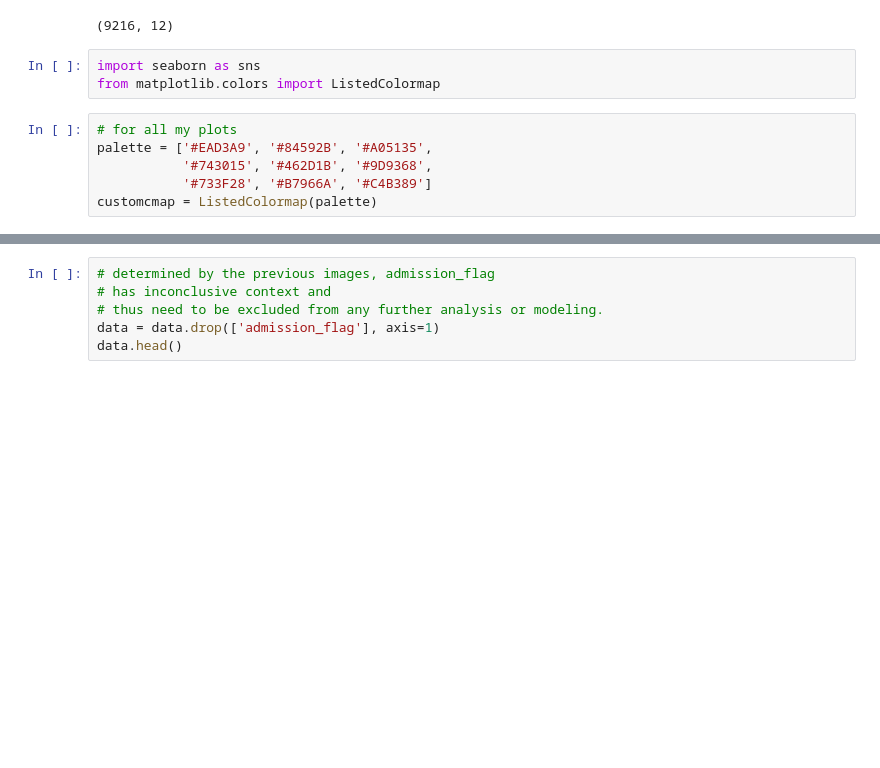
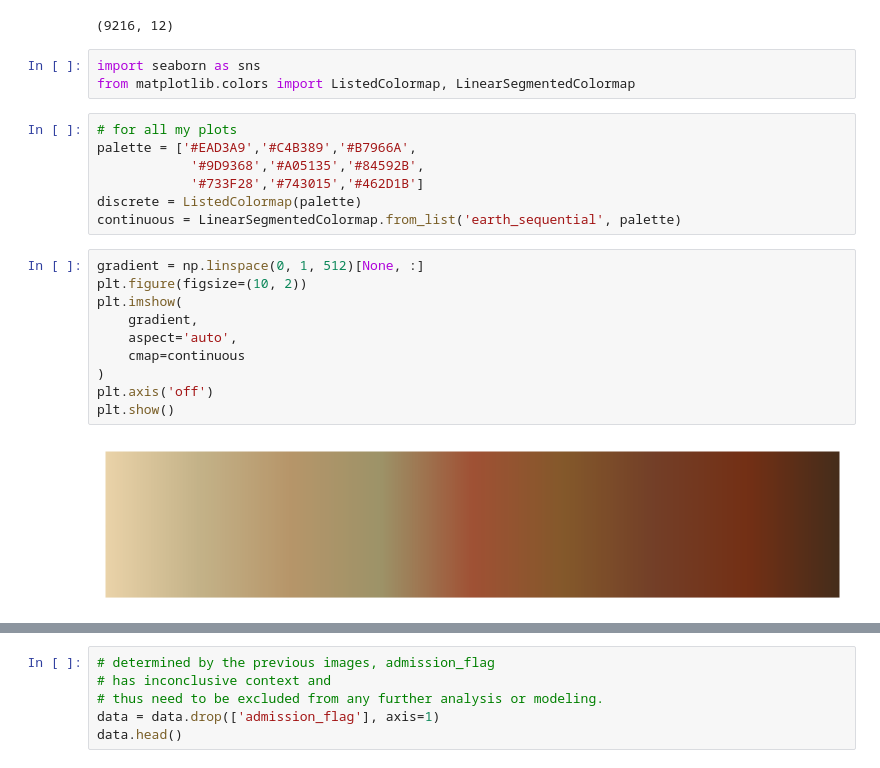
Before and after one commit to Mikayla-ds2/surge-sense, a Jupyter notebook: eda+viz.ipynb, the cells around one changed output, grey strips where cells are left out. Saved outputs shown, nothing was run; the diff lists cells and outputs as text; blank space fills up the shorter version.

```diff
--- a/eda+viz.ipynb
+++ b/eda+viz.ipynb
@@ -86,13 +92,26 @@ data.shape
 (9216, 12)
 # %%
 import seaborn as sns
-from matplotlib.colors import ListedColormap
+from matplotlib.colors import ListedColormap, LinearSegmentedColormap
 # %%
 # for all my plots
-palette = ['#EAD3A9', '#84592B', '#A05135',
-           '#743015', '#462D1B', '#9D9368',
-           '#733F28', '#B7966A', '#C4B389']
-customcmap = ListedColormap(palette)
+palette = ['#EAD3A9','#C4B389','#B7966A',
+            '#9D9368','#A05135','#84592B',
+            '#733F28','#743015','#462D1B']
+discrete = ListedColormap(palette)
+continuous = LinearSegmentedColormap.from_list('earth_sequential', palette)
+# %%
+gradient = np.linspace(0, 1, 512)[None, :]
+plt.figure(figsize=(10, 2))
+plt.imshow(
+    gradient,
+    aspect='auto',
+    cmap=continuous
+)
+plt.axis('off')
+plt.show()
+# %% [output]
+[figure, added]
 # %%
 # creating cross table to evaluate if admission is a valuable variable
 crosstab01 = pd.crosstab(data['admission_flag'],
```
Also changed, not shown: parts of 12 cells of this notebook, 2 other files.
